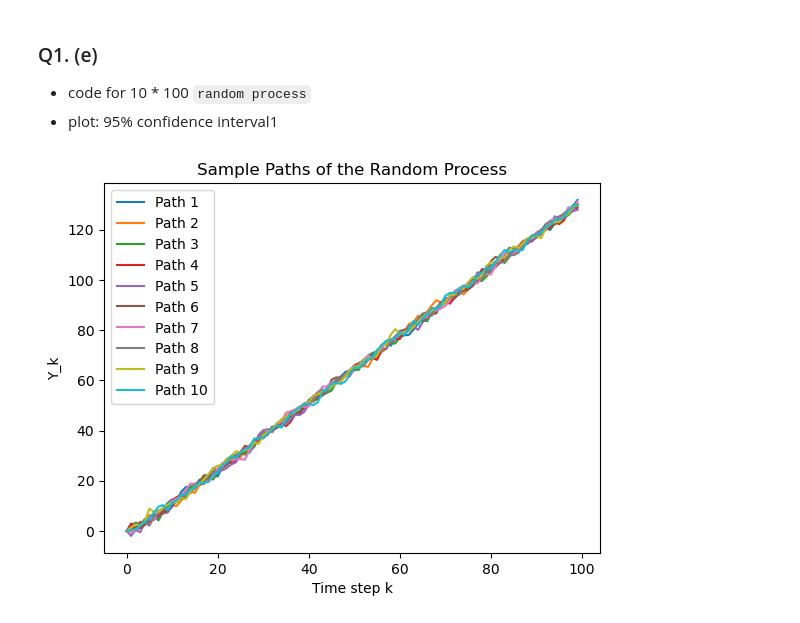
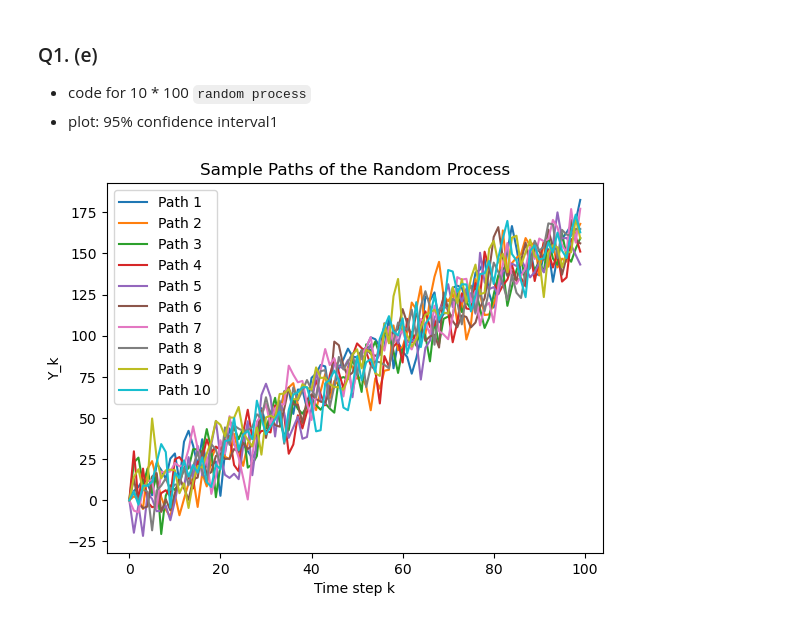
Before and after one commit to Everloom-129/ESE5380-ML-time-series, a Jupyter notebook: Assignments/hw1.ipynb, the cells around one changed output. Saved outputs shown, nothing was run; the diff lists cells and outputs as text; code cells hidden in the pictures.

```diff
--- a/Assignments/hw1.ipynb
+++ b/Assignments/hw1.ipynb
@@ -11,24 +11,25 @@
 # %%
 import numpy as np
 import matplotlib.pyplot as plt
 
-alpha = 0.8
+alpha = 1
 phi = 0.4
-sigma_e = 1
+sigma_e = 10
 n_samples = 100
 n_paths = 10
 
 np.random.seed(538)
 for _ in range(n_paths):
     Y = np.zeros(n_samples)
+    epsilon =
     for k in range(1, n_samples):
         Y[k] = alpha * (k - 1) + phi * Y[k-1] + np.random.normal(0, sigma_e)
     plt.plot(Y, label=f'Path {_+1}')
 
 plt.xlabel('Time step k')
 plt.ylabel('Y_k')
 plt.title('Sample Paths of the Random Process')
 plt.legend()
 plt.show()
 # %% [output]
-[figure, old version]
+[figure, new version]
```
Also changed, not shown: parts of 1 cell of this notebook, 2 other files.
